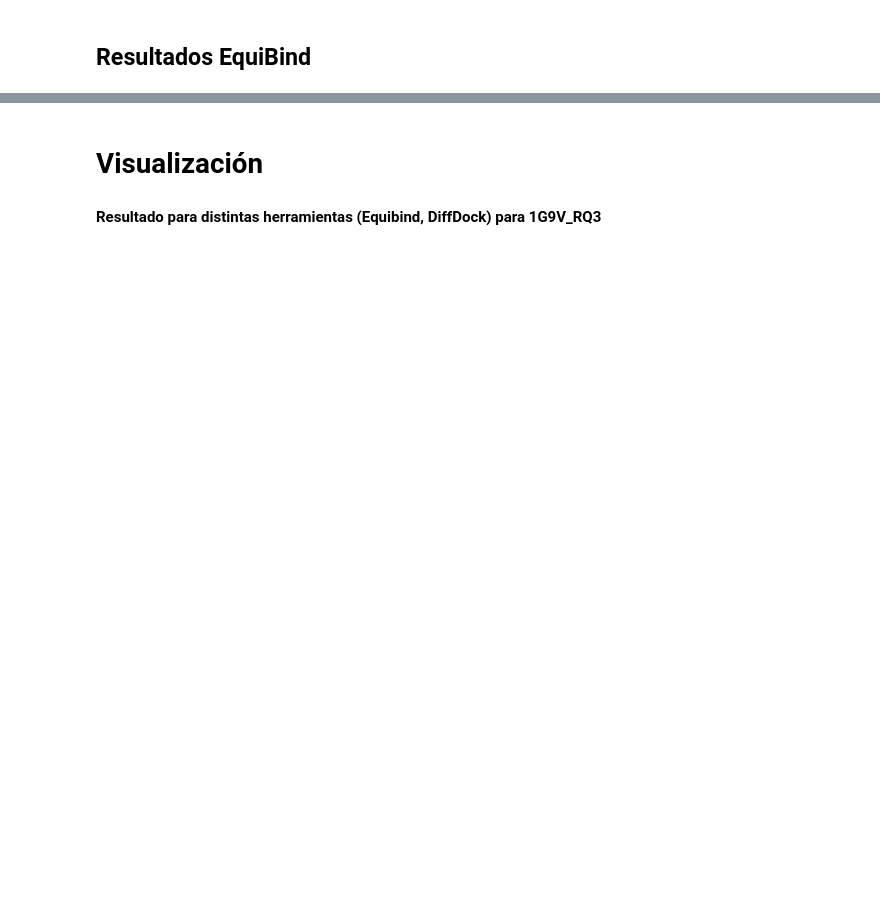
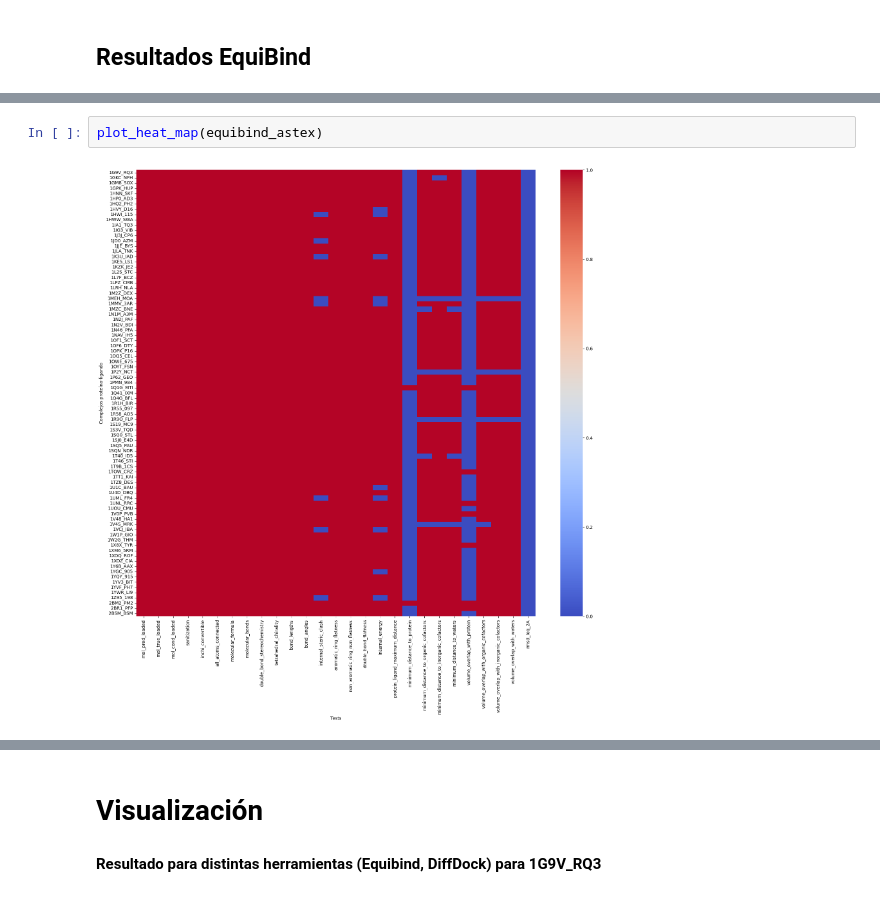
Before and after one commit to rgCarmen/docking, a Jupyter notebook: analysisResults.ipynb, the cells around one changed output, grey strips where cells are left out. Saved outputs shown, nothing was run; the diff lists cells and outputs as text; blank space fills up the shorter version.

```diff
--- a/analysisResults.ipynb
+++ b/analysisResults.ipynb
@@ -206,0 +142,4 @@ plt.show()
+# %%
+plot_heat_map(equibind_astex)
+# %% [output]
+[figure, added]
```
Also changed, not shown: parts of 54 cells of this notebook, 10 other files.
